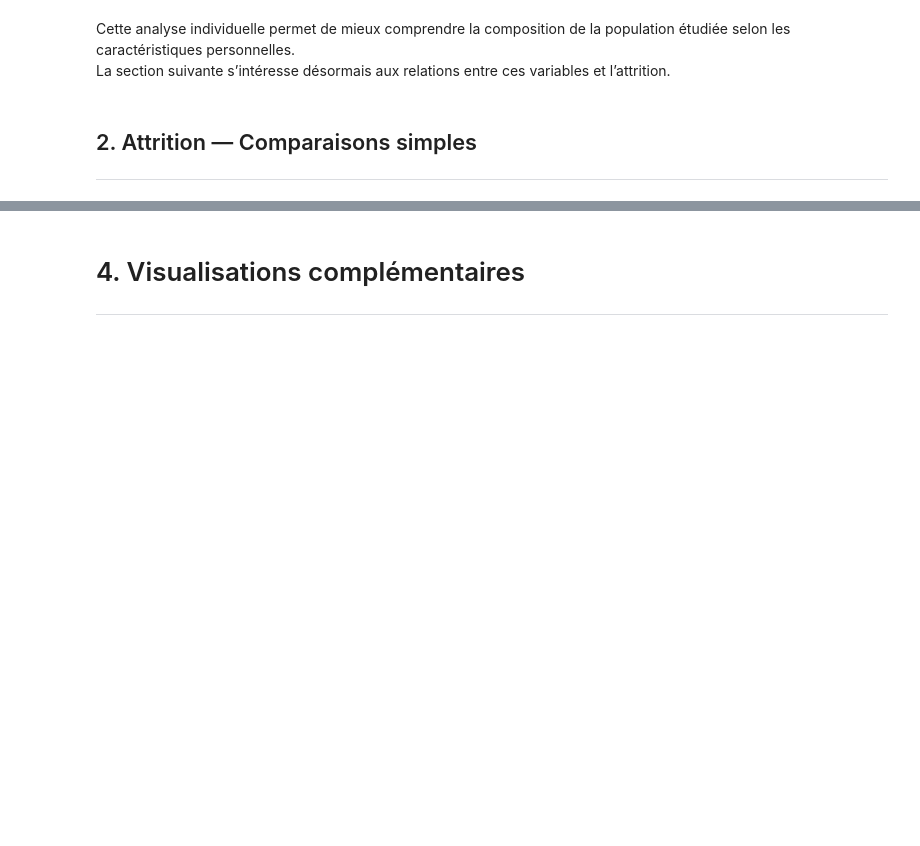
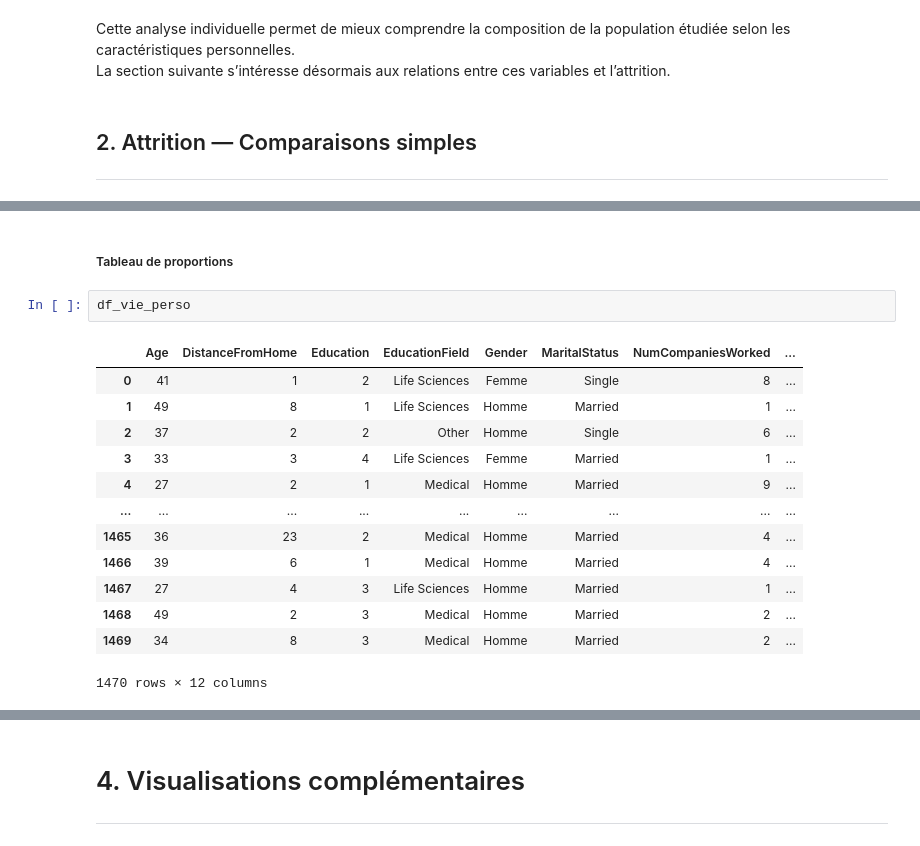
Before and after one commit to Kemuri15/employee-attrition-analysis, a Jupyter notebook: notebooks/03_axes_vie_perso.ipynb, the cells around one changed output, grey strips where cells are left out. Drawn from its saved outputs; the diff is of its cells as text; blank space fills up the shorter version.

```diff
--- a/notebooks/03_axes_vie_perso.ipynb
+++ b/notebooks/03_axes_vie_perso.ipynb
@@ -520,0 +552,18 @@ La section suivante s’intéresse désormais aux relations entre ces variables
+# %% [markdown]
+##### Tableau de proportions
+# %%
+df_vie_perso
+# %% [output]
+|  | Age | DistanceFromHome | Education | EducationField | Gender | MaritalStatus | NumCompaniesWorked | ... |
+| 0 | 41 | 1 | 2 | Life Sciences | Femme | Single | 8 | ... |
+| 1 | 49 | 8 | 1 | Life Sciences | Homme | Married | 1 | ... |
+| 2 | 37 | 2 | 2 | Other | Homme | Single | 6 | ... |
+| 3 | 33 | 3 | 4 | Life Sciences | Femme | Married | 1 | ... |
+| 4 | 27 | 2 | 1 | Medical | Homme | Married | 9 | ... |
+| ... | ... | ... | ... | ... | ... | ... | ... | ... |
+| 1465 | 36 | 23 | 2 | Medical | Homme | Married | 4 | ... |
+| 1466 | 39 | 6 | 1 | Medical | Homme | Married | 4 | ... |
+| 1467 | 27 | 4 | 3 | Life Sciences | Homme | Married | 1 | ... |
+| 1468 | 49 | 2 | 3 | Medical | Homme | Married | 2 | ... |
+| 1469 | 34 | 8 | 3 | Medical | Homme | Married | 2 | ... |
+1470 rows × 12 columns
```
Also changed, not shown: parts of 42 cells of this notebook, 1 other file.
